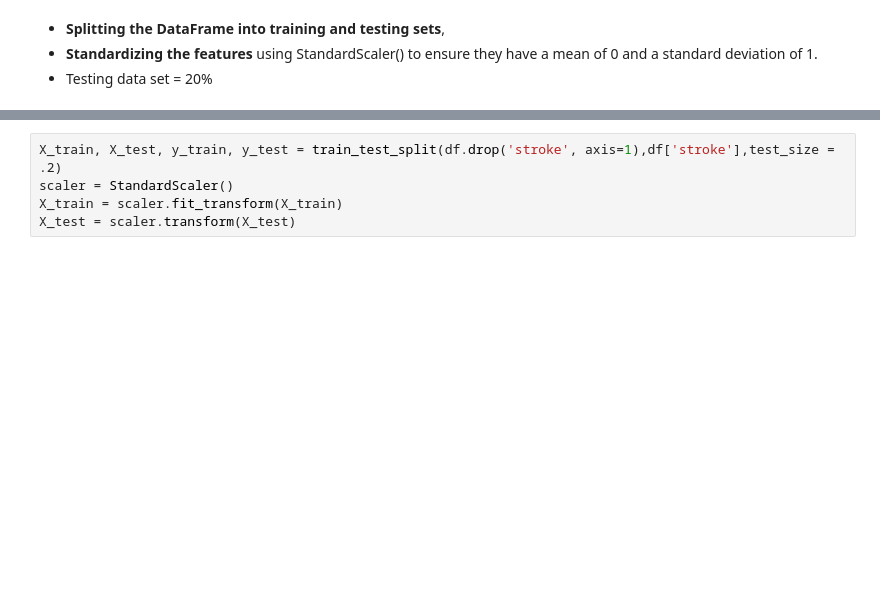
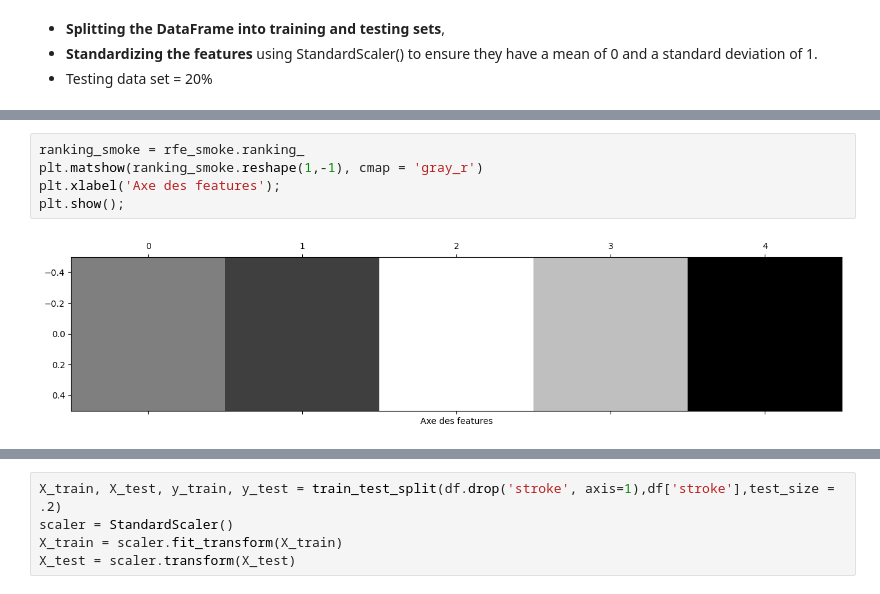
Before and after one commit to Cattalyste/stroke-alert, a Jupyter notebook: AVC.ipynb, the cells around one changed output, grey strips where cells are left out. Cells and saved outputs as stored; diff of their text form; blank space fills up the shorter version.

```diff
--- a/AVC.ipynb
+++ b/AVC.ipynb
@@ -418,0 +434,7 @@ P-value: 3.589483013714272e-06
+# %%
+ranking_smoke = rfe_smoke.ranking_
+plt.matshow(ranking_smoke.reshape(1,-1), cmap = 'gray_r')
+plt.xlabel('Axe des features');
+plt.show();
+# %% [output]
+[figure, added]
```
Also changed, not shown: parts of 26 cells of this notebook.
